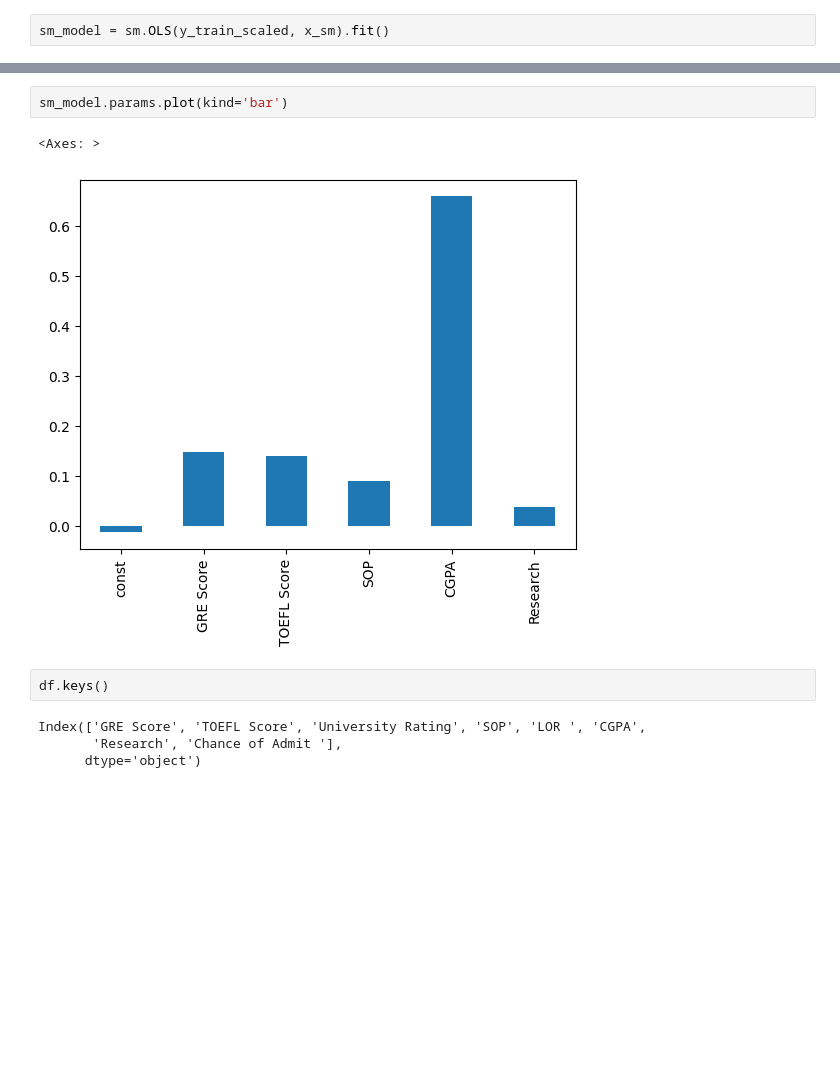
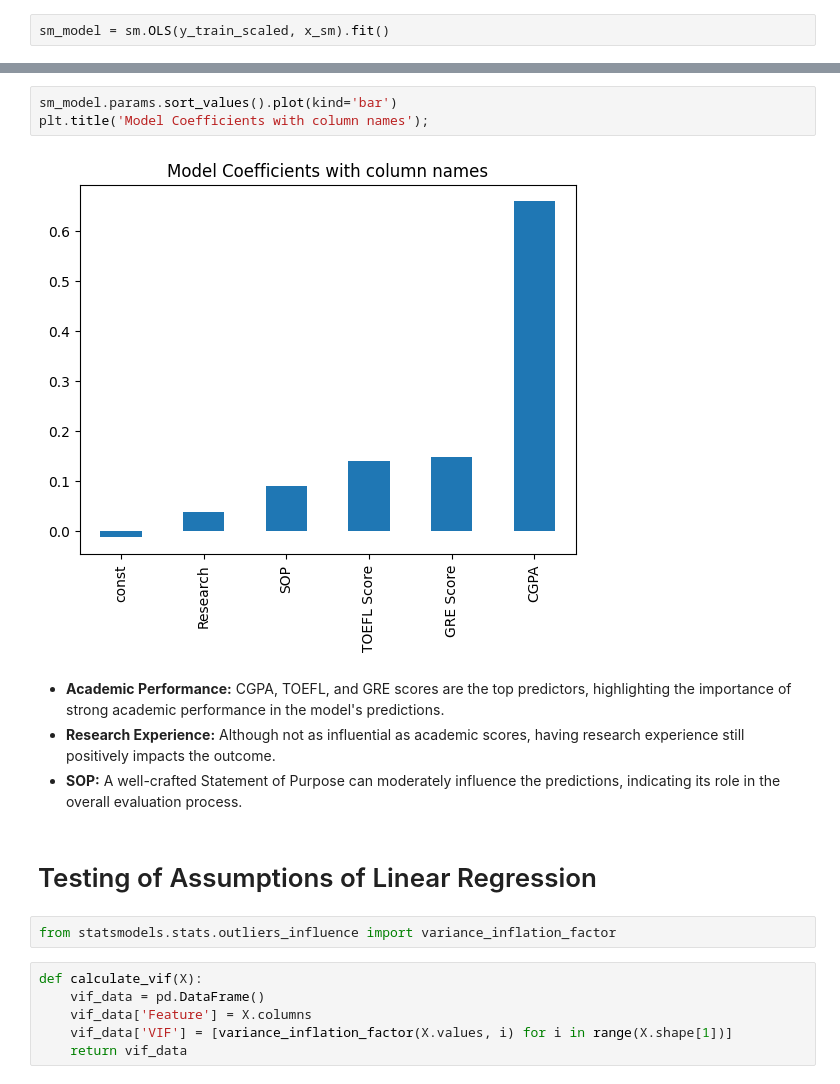
Before and after one commit to IshanSarkar/Education_Administration_Programs-Linear_Regression, a Jupyter notebook: python notebook/eap_lr.ipynb, the cells around one changed output, grey strips where cells are left out. Cells and saved outputs as stored; diff of their text form; blank space fills up the shorter version.

```diff
--- a/python notebook/eap_lr.ipynb
+++ b/python notebook/eap_lr.ipynb
@@ -660,11 +696,19 @@ Notes:
 # %%
-sm_model.params.plot(kind='bar')
+sm_model.params.sort_values().plot(kind='bar')
+plt.title('Model Coefficients with column names');
 # %% [output]
-<Axes: >
-[figure, old version]
+[figure, new version]
-# %%
-df.keys()
-# %% [output]
-Index(['GRE Score', 'TOEFL Score', 'University Rating', 'SOP', 'LOR ', 'CGPA',
-       'Research', 'Chance of Admit '],
-      dtype='object')
+# %% [markdown]
+- **Academic Performance:** CGPA, TOEFL, and GRE scores are the top predictors, highlighting the importance of strong academic performance in the model's predictions.
+- **Research Experience:** Although not as influential as academic scores, having research experience still positively impacts the outcome.
+- **SOP:** A well-crafted Statement of Purpose can moderately influence the predictions, indicating its role in the overall evaluation process.
+# %% [markdown]
+# Testing of Assumptions of Linear Regression
+# %%
+from statsmodels.stats.outliers_influence import variance_inflation_factor
+# %%
+def calculate_vif(X):
+    vif_data = pd.DataFrame()
+    vif_data['Feature'] = X.columns
+    vif_data['VIF'] = [variance_inflation_factor(X.values, i) for i in range(X.shape[1])]
+    return vif_data
```
Also changed, not shown: parts of 60 cells of this notebook.
